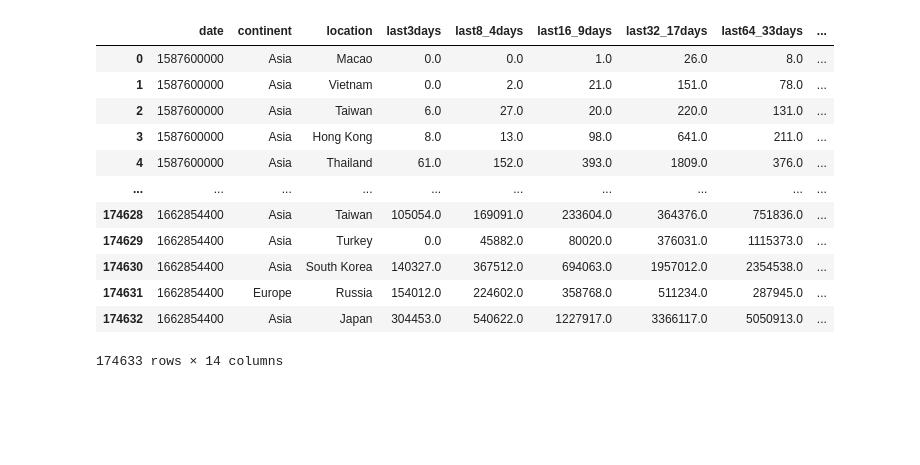
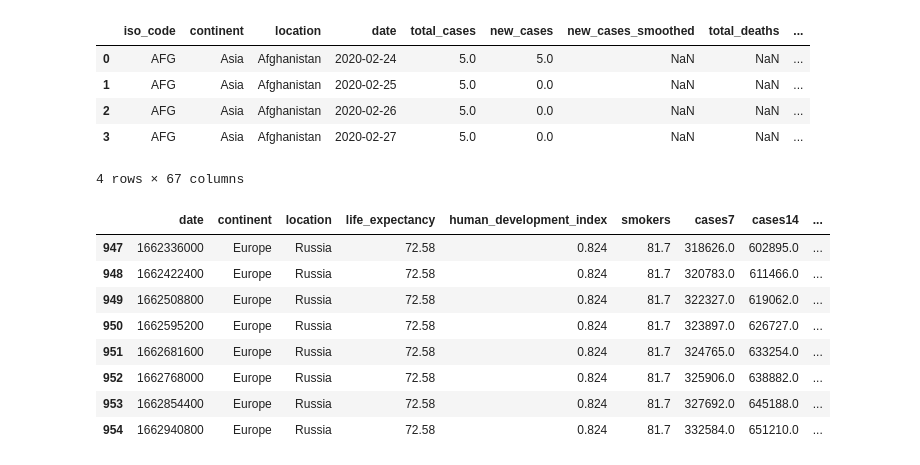
Before and after one commit to noxmyn/DMA, a Jupyter notebook: ML/covid-catboost.ipynb, the cells around one changed output. Drawn from its saved outputs; the diff is of its cells as text; code cells hidden in the pictures; blank space fills up the shorter version.

```diff
--- a/ML/covid-catboost.ipynb
+++ b/ML/covid-catboost.ipynb
@@ -10,7 +10,14 @@ import pandasql as ps
 #https://github.com/owid/covid-19-data/tree/master/public/data/
 df = pd.read_csv('https://covid.ourworldindata.org/data/owid-covid-data.csv')
 # %%
-#df.head(10) #continent
+df.head(4) #continent
+# %% [output]
+|  | iso_code | continent | location | date | total_cases | new_cases | new_cases_smoothed | total_deaths | ... |
+| 0 | AFG | Asia | Afghanistan | 2020-02-24 | 5.0 | 5.0 | NaN | NaN | ... |
+| 1 | AFG | Asia | Afghanistan | 2020-02-25 | 5.0 | 0.0 | NaN | NaN | ... |
+| 2 | AFG | Asia | Afghanistan | 2020-02-26 | 5.0 | 0.0 | NaN | NaN | ... |
+| 3 | AFG | Asia | Afghanistan | 2020-02-27 | 5.0 | 0.0 | NaN | NaN | ... |
+4 rows × 67 columns
 # %%
 df = df.sort_values(by=['date'])
 df = df.reset_index()
@@ -22,61 +29,52 @@ df['date'] = (pd.to_numeric(df['date'])/1000000000).astype(int)
 #text to string
 df['continent'] = df['continent'].astype(str)
 df['location'] = df['location'].astype(str)
+
+#NaN to 0
+df['new_cases'] = df['new_cases'].fillna(0)
 # %%
 df2 = ps.sqldf('''
                 select *
                 from
-                (select date, continent, location,
+                (select date, continent, location, life_expectancy, human_development_index, female_smokers+male_smokers smokers,
 
-                sum(new_cases) over (PARTITION BY continent, location ORDER BY date ROWS BETWEEN 3 PRECEDING AND 1 PRECEDING) last3days,
-                sum(new_cases) over (PARTITION BY continent, location ORDER BY date ROWS BETWEEN 8 PRECEDING AND 4 PRECEDING) last8_4days,
-                sum(new_cases) over (PARTITION BY continent, location ORDER BY date ROWS BETWEEN 16 PRECEDING AND 9 PRECEDING) last16_9days,
-                sum(new_cases) over (PARTITION BY continent, location ORDER BY date ROWS BETWEEN 32 PRECEDING AND 17 PRECEDING) last32_17days,
-                sum(new_cases) over (PARTITION BY continent, location ORDER BY date ROWS BETWEEN 64 PRECEDING AND 33 PRECEDING) last64_33days,
-                sum(new_cases) over (PARTITION BY continent, location ORDER BY date ROWS BETWEEN 128 PRECEDING AND 65 PRECEDING) last128_64days,
+                sum(new_cases) over (PARTITION BY continent, location ORDER BY date ROWS BETWEEN 7 PRECEDING AND 1 PRECEDING) cases7,
+                sum(new_cases) over (PARTITION BY continent, location ORDER BY date ROWS BETWEEN 14 PRECEDING AND 1 PRECEDING) cases14,
+                sum(new_cases) over (PARTITION BY continent, location ORDER BY date ROWS BETWEEN 21 PRECEDING AND 1 PRECEDING) cases21,
+                sum(new_cases) over (PARTITION BY continent, location ORDER BY date ROWS BETWEEN 64 PRECEDING AND 1 PRECEDING) cases64,
 
-                sum(new_cases) over (PARTITION BY continent, location ORDER BY date ROWS BETWEEN 7 PRECEDING AND 1 PRECEDING) -
-                sum(new_cases) over (PARTITION BY continent, location ORDER BY date ROWS BETWEEN 14 PRECEDING AND 8 PRECEDING) changes_7days,
+                sum(new_cases) over (PARTITION BY continent, location ORDER BY date ROWS BETWEEN 128 PRECEDING AND 1 PRECEDING) cases_128_1,
 
-                sum(new_cases) over (PARTITION BY continent, location ORDER BY date ROWS BETWEEN 21 PRECEDING AND 14 PRECEDING) -
-                sum(new_cases) over (PARTITION BY continent, location ORDER BY date ROWS BETWEEN 28 PRECEDING AND 22 PRECEDING) changes_next7days,
+                sum(new_cases) over (PARTITION BY continent, location ORDER BY date ROWS BETWEEN 14 PRECEDING AND 1 PRECEDING) /
+                sum(new_cases) over (PARTITION BY continent, location ORDER BY date ROWS BETWEEN 7 PRECEDING AND 1 PRECEDING) perc_7to14,
 
-                sum(new_cases) over (PARTITION BY continent, location ORDER BY date ROWS BETWEEN 30 PRECEDING AND 1 PRECEDING) -
-                sum(new_cases) over (PARTITION BY continent, location ORDER BY date ROWS BETWEEN 60 PRECEDING AND 31 PRECEDING) changes_30days,
+                sum(new_cases) over (PARTITION BY continent, location ORDER BY date ROWS BETWEEN 21 PRECEDING AND 1 PRECEDING) /
+                sum(new_cases) over (PARTITION BY continent, location ORDER BY date ROWS BETWEEN 7 PRECEDING AND 1 PRECEDING) perc_7to21,
 
-                sum(new_cases) over (PARTITION BY continent, location ORDER BY date ROWS BETWEEN 90 PRECEDING AND 1 PRECEDING) -
-                sum(new_cases) over (PARTITION BY continent, location ORDER BY date ROWS BETWEEN 180 PRECEDING AND 91 PRECEDING) changes_90days,
+                sum(new_cases) over (PARTITION BY continent, location ORDER BY date ROWS BETWEEN 64 PRECEDING AND 1 PRECEDING) /
+                sum(new_cases) over (PARTITION BY continent, location ORDER BY date ROWS BETWEEN 7 PRECEDING AND 1 PRECEDING) perc_7to64,
 
                 new_cases
                 from df
-                where continent is not null and continent !='nan' and total_cases>0
+                where continent is not null and continent !='nan' and total_cases>0 and location='Russia'
                 order by date, new_cases
                 ) a
-                where changes_90days is not null
+                where cases_128_1 >0
                 ''')
 #where total_cases>0 and location='Russia'
 # %%
-#NaN to 0
-df2['new_cases'] = df2['new_cases'].fillna(0)
-#df2['last_90days'] = df2['last_90days'].fillna(0)
-#df2['last_30days'] = df2['last_30days'].fillna(0)
-
-df2#.tail(8)
+df2.tail(8)
 #332584
 # %% [output]
-|  | date | continent | location | last3days | last8_4days | last16_9days | last32_17days | last64_33days | ... |
-| 0 | 1587600000 | Asia | Macao | 0.0 | 0.0 | 1.0 | 26.0 | 8.0 | ... |
-| 1 | 1587600000 | Asia | Vietnam | 0.0 | 2.0 | 21.0 | 151.0 | 78.0 | ... |
-| 2 | 1587600000 | Asia | Taiwan | 6.0 | 27.0 | 20.0 | 220.0 | 131.0 | ... |
-| 3 | 1587600000 | Asia | Hong Kong | 8.0 | 13.0 | 98.0 | 641.0 | 211.0 | ... |
-| 4 | 1587600000 | Asia | Thailand | 61.0 | 152.0 | 393.0 | 1809.0 | 376.0 | ... |
-| ... | ... | ... | ... | ... | ... | ... | ... | ... | ... |
-| 174628 | 1662854400 | Asia | Taiwan | 105054.0 | 169091.0 | 233604.0 | 364376.0 | 751836.0 | ... |
-| 174629 | 1662854400 | Asia | Turkey | 0.0 | 45882.0 | 80020.0 | 376031.0 | 1115373.0 | ... |
-| 174630 | 1662854400 | Asia | South Korea | 140327.0 | 367512.0 | 694063.0 | 1957012.0 | 2354538.0 | ... |
-| 174631 | 1662854400 | Europe | Russia | 154012.0 | 224602.0 | 358768.0 | 511234.0 | 287945.0 | ... |
-| 174632 | 1662854400 | Asia | Japan | 304453.0 | 540622.0 | 1227917.0 | 3366117.0 | 5050913.0 | ... |
+|  | date | continent | location | life_expectancy | human_development_index | smokers | cases7 | cases14 | ... |
+| 947 | 1662336000 | Europe | Russia | 72.58 | 0.824 | 81.7 | 318626.0 | 602895.0 | ... |
+| 948 | 1662422400 | Europe | Russia | 72.58 | 0.824 | 81.7 | 320783.0 | 611466.0 | ... |
+| 949 | 1662508800 | Europe | Russia | 72.58 | 0.824 | 81.7 | 322327.0 | 619062.0 | ... |
+| 950 | 1662595200 | Europe | Russia | 72.58 | 0.824 | 81.7 | 323897.0 | 626727.0 | ... |
+| 951 | 1662681600 | Europe | Russia | 72.58 | 0.824 | 81.7 | 324765.0 | 633254.0 | ... |
+| 952 | 1662768000 | Europe | Russia | 72.58 | 0.824 | 81.7 | 325906.0 | 638882.0 | ... |
+| 953 | 1662854400 | Europe | Russia | 72.58 | 0.824 | 81.7 | 327692.0 | 645188.0 | ... |
+| 954 | 1662940800 | Europe | Russia | 72.58 | 0.824 | 81.7 | 332584.0 | 651210.0 | ... |
-174633 rows × 14 columns
 # %%
 #from sklearn.model_selection import train_test_split
 #df_valid, df_test = train_test_split(df2, test_size=0.2)
```
Also changed, not shown: parts of 10 cells of this notebook, 6 other files.
